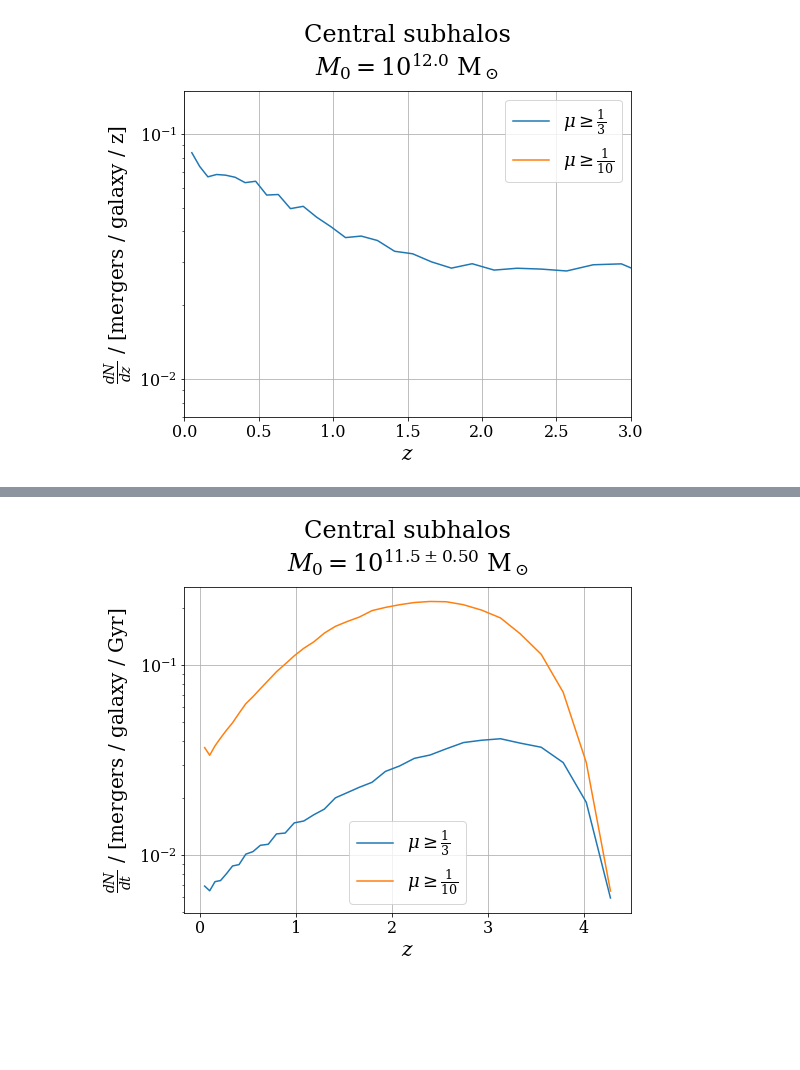
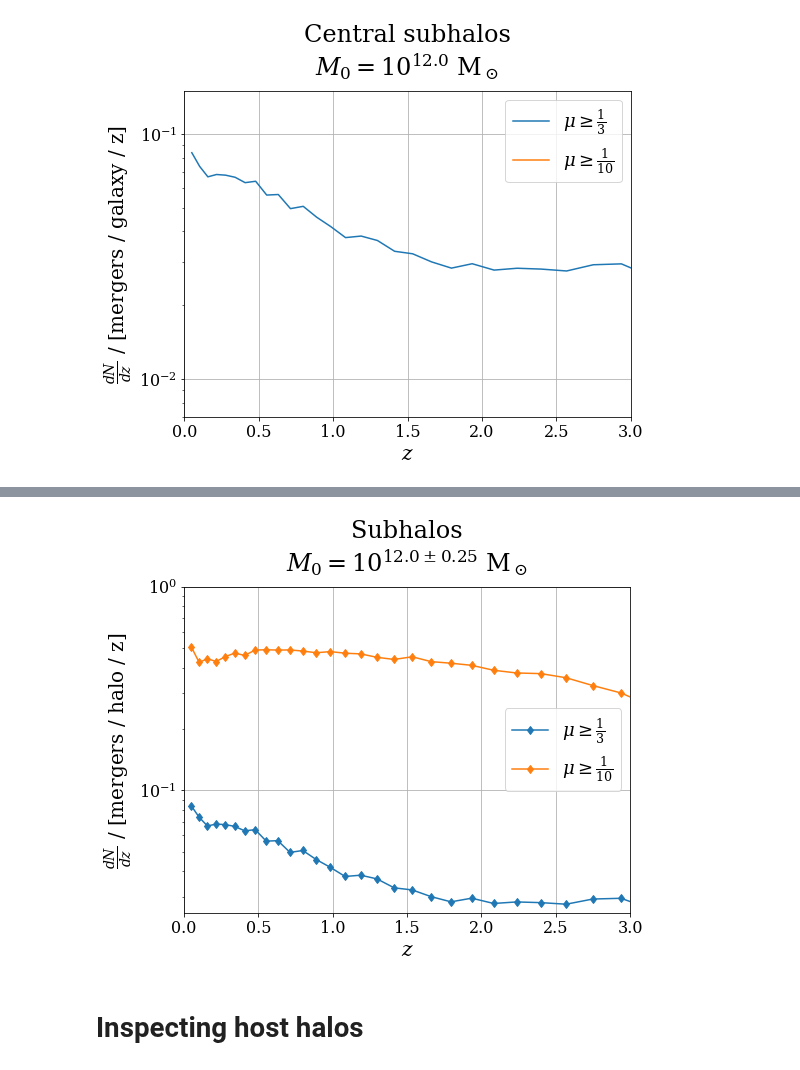
Before and after one commit to patricks1/mergers, a Jupyter notebook: mergers3/dNdx.ipynb, the cells around one changed output, grey strips where cells are left out. Saved outputs shown, nothing was run; the diff lists cells and outputs as text; code cells hidden in the pictures; blank space fills up the shorter version.

```diff
--- a/mergers3/dNdx.ipynb
+++ b/mergers3/dNdx.ipynb
@@ -24,7 +24,7 @@ rcParams['legend.fontsize']=18
 # %%
 pertxt='P$\mathrm{\\acute{e}}$rez-Gonz$\mathrm{\\acute{a}}$lez'
 # %%
-htpm=merg_rates.HalTreepmClass()
+htpm=merg_rates.HalTreepmClass(catkind='halo')
 # %% [output]
 # in merg_rates3.HalTreepm():
   read /data1/arwetzel/lcdm250/snapshot.txt
@@ -241,8 +269,10 @@ plt_dNdx_ofz(None, typ='censubhal', dx='dt', Mcond=11.5,
 # %%
-plt_dNdx_ofz(None, typ='censubhal', dx='dt', Mcond=11.5,
-             Mwid=1.,
-             smf_lbl='Central subhalos', ziend=34,
-             ylim=None, xlim=None, scalefac=False,
+plt_dNdx_ofz(None, typ='subhal', dx='dz', Mcond=12.,
+             Mwid=.5,
+             smf_lbl='Subhalos', ziend=34,
+             ylim=[2.5e-2,1.], xlim=[0.,3], xaxis='z',
              through=False)
 # %% [output]
-[figure, old version]
+[figure, new version]
+# %% [markdown]
+# Inspecting host halos
```
Also changed, not shown: parts of 15 cells of this notebook.
